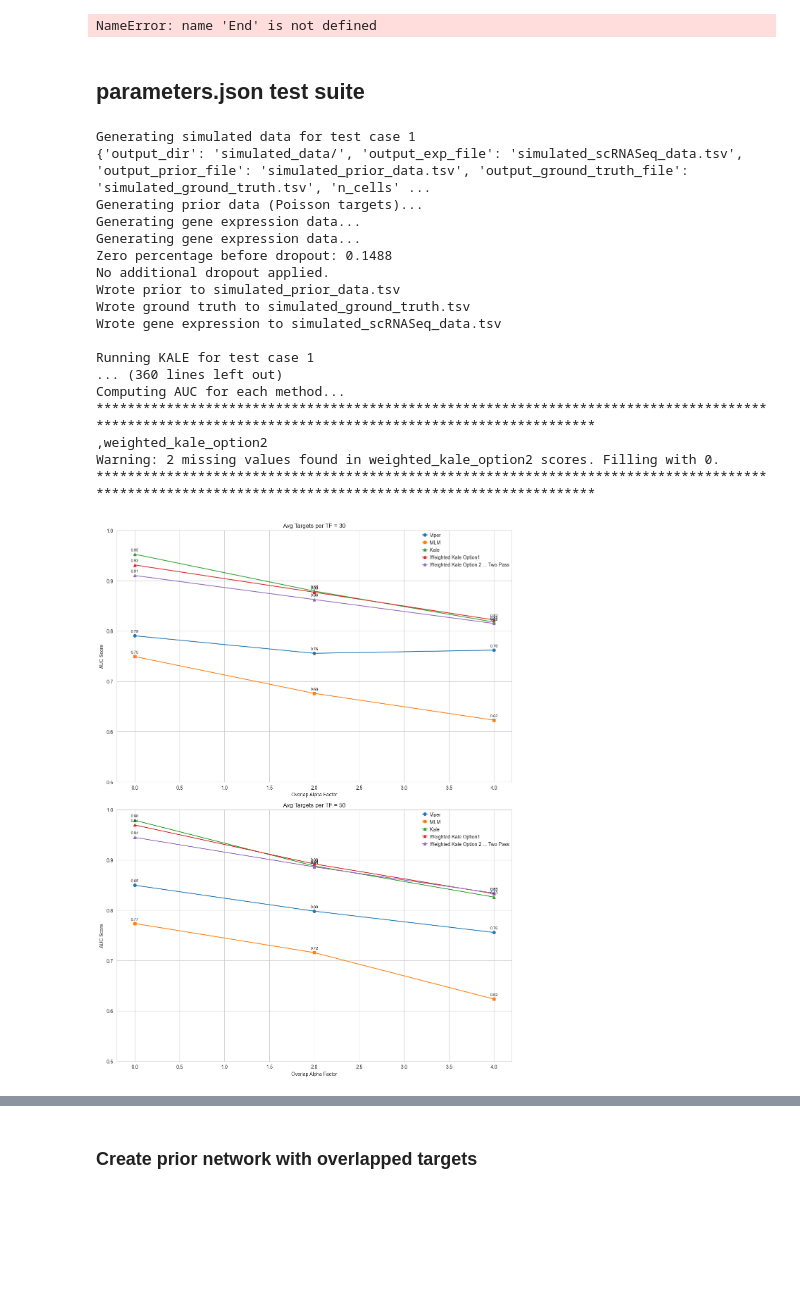
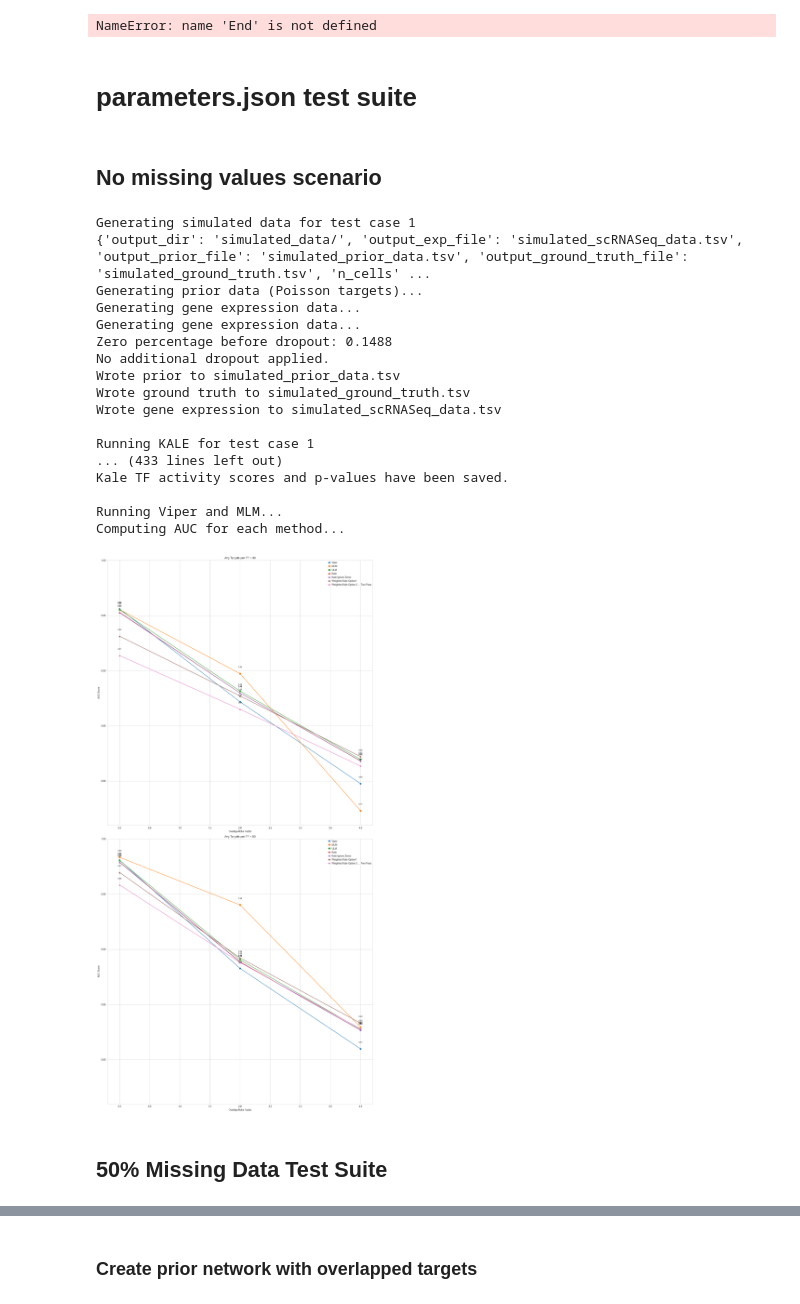
Before and after one commit to KisanThapa/scDataStatProject, a Jupyter notebook: roc_plot.ipynb, the cells around one changed output, grey strips where cells are left out. Cells and saved outputs as stored; diff of their text form; code cells hidden in the pictures; blank space fills up the shorter version.

```diff
--- a/roc_plot.ipynb
+++ b/roc_plot.ipynb
@@ -412,12 +379,13 @@ for method in methods_to_run:
 # %% [output]
 NameError: name 'End' is not defined
 # %% [markdown]
-## parameters.json test suite
+# parameters.json test suite
+# %% [markdown]
+## No missing values scenario
 # %%
 final_result = []
 test_suite = []
 prior_pairwise_overlap_stats = {}
-
 
 alpha_values = [0, 2, 4]
 average_targets = [30, 50]
@@ -447,7 +415,6 @@ for i, test_case in enumerate(test_suite):
     with open("simulated_data/parameters.json", "w") as f:
         json.dump(test_case, f, indent=4)
 
-
     # 1. Generate simulated data
     print("\nGenerating simulated data for test case", i + 1)
     !uv run src/sim_data_generator_optimized.py simulated_data/parameters.json
@@ -467,16 +434,21 @@ for i, test_case in enumerate(test_suite):
     !uv run src/kale.py --gene_exp_file simulated_data/simulated_scRNASeq_data.tsv --prior_file simulated_data/simulated_prior_data.tsv --output_file simulated_data/_kale_scores_weighted_option2.tsv --pvalue_output_file simulated_data/_kale_pvalues_weighted_option2.tsv --ignore_zeros False --cores 8 --method rank_of_ranks --weighted True
 
 
-    # # 3. Run kale with ignoring zeros
-    # print("\n\nRunning KALE with ignoring zeros for test case", i + 1)
-    # !uv run src/kale.py --gene_exp_file simulated_data/simulated_scRNASeq_data.tsv --prior_file simulated_data/simulated_prior_data.tsv --output_file simulated_data/_kale_scores_ignore_zeros.tsv --pvalue_output_file simulated_data/_kale_pvalues_ignore_zeros.tsv --ignore_zeros True --cores 8 --method rank_of_ranks
+    # 3. Run kale with ignoring zeros
+    print("\n\nRunning KALE with ignoring zeros for test case", i + 1)
+    !uv run src/kale.py --gene_exp_file simulated_data/simulated_scRNASeq_data.tsv --prior_file simulated_data/simulated_prior_data.tsv --output_file simulated_data/_kale_scores_ignore_zeros.tsv --pvalue_output_file simulated_data/_kale_pvalues_ignore_zeros.tsv --ignore_zeros True --cores 8 --method rank_of_ranks
 
 
     # 4. Gene Expression data
     gene_exp_file = "simulated_data/simulated_scRNASeq_data.tsv"
     gene_exp = pd.read_csv(gene_exp_file, sep="\t", index_col=0)
     adata = sc.AnnData(gene_exp)
-
+    # 1. Normalize (Corrects sequencing depth)
+    sc.pp.normalize_total(adata, target_sum=1e4)
+    # 2. Log transform (Stabilizes variance / makes data Gaussian-like)
+    sc.pp.log1p(adata)
+    # 3. Scale (Optional for ULM/MLM, Highly Recommended for VIPER)
+    sc.pp.scale(adata, max_value=10)
 
     # 5. Prior Knowledge Network
     net_file = "simulated_data/simulated_prior_data.tsv"
@@ -488,7 +460,6 @@ for i, test_case in enumerate(test_suite):
         usecols=[0, 1, 2],
         converters={"weight": effect_map.get}
     )[["source", "target", "weight"]]
-
 
     # 5.1 Pairwise Overlap Stats
     unique_tfs = net['source'].unique()
@@ -504,10 +475,9 @@ for i, test_case in enumerate(test_suite):
                 intersection_targets = targets_tf1.intersection(targets_tf2)
                 overlap_coefficient.append(len(intersection_targets) / min(len(targets_tf1), len(targets_tf2)))
         overlap_coefficient_list.append(overlap_coefficient)
-    average_groupwise_overlap_coefficient = [sum(group)/len(group) for group in overlap_coefficient_list]
+    average_groupwise_overlap_coefficient = [sum(group) / len(group) for group in overlap_coefficient_list]
     prior_pairwise_overlap_stats[
         f"{test_case['overlap_alpha_factor']}_{test_case['average_number_of_targets_per_tf']}"] = overlap_coefficient_list
-
 
     # 6. Ground Truths
     ground_truths_file = "simulated_data/simulated_ground_truth.tsv"
@@ -517,26 +487,23 @@ for i, test_case in enumerate(test_suite):
     ground_truths["Cell_TF"] = ground_truths["Cell"] + "_" + ground_truths["TF"]
     ground_truths = ground_truths[["Cell_TF", "Value"]]
 
-
     # 7. Run other methods
     print("\nRunning Viper and MLM...")
-    methods_to_run = ["viper", "mlm"]
+    methods_to_run = ["viper", "mlm", "ulm"]
     dc.mt.decouple(adata, net, tmin=1, methods=methods_to_run)
-
 
     # 8. Compute AUC for each method
     print("Computing AUC for each method...")
     methods_to_run.append("kale")
     methods_to_run.append("weighted_kale_option1")
     methods_to_run.append("weighted_kale_option2")
-    # methods_to_run.append("kale_ignore_zeros")
-
+    methods_to_run.append("kale_ignore_zeros")
 
     for method in methods_to_run:
         if method == "kale":
             method_scores = pd.read_csv("simulated_data/_kale_scores.tsv", sep="\t", index_col=0)
-        # elif method == "kale_ignore_zeros":
-        #     method_scores = pd.read_csv("simulated_data/_kale_scores_ignore_zeros.tsv", sep="\t", index_col=0)
+        elif method == "kale_ignore_zeros":
+            method_scores = pd.read_csv("simulated_data/_kale_scores_ignore_zeros.tsv", sep="\t", index_col=0)
         elif method == "weighted_kale_option1":
             method_scores = pd.read_csv("simulated_data/_kale_scores_weighted_option1.tsv", sep="\t", index_col=0)
         elif method == "weighted_kale_option2":
@@ -579,14 +546,13 @@ for i, test_case in enumerate(test_suite):
 
     final_result.append(test_case)
 
-
 # 8. Save final results to a CSV file
 final_result_df = pd.DataFrame(final_result)
 final_result_df.drop(
     ['output_dir', 'output_exp_file', 'output_prior_file', 'output_ground_truth_file', 'distribution_type'], axis=1,
     inplace=True)
-final_result_df.to_csv("simulated_data/simulation_test_suite_results_with_overlap_k_5_overlap_coefficient.tsv", index=False, sep="\t")
-
+final_result_df.to_csv("simulated_data/simulation_test_suite_results_with_overlap_k_5_overlap_coefficient.tsv",
+                       index=False, sep="\t")
 
 # 9. Save prior pairwise overlap stats in tsv
 overlap_stats_df = pd.DataFrame(prior_pairwise_overlap_stats)
@@ -604,11 +570,11 @@ Wrote ground truth to simulated_ground_truth.tsv
 Wrote gene expression to simulated_scRNASeq_data.tsv
 
 Running KALE for test case 1
-... (360 lines left out)
+... (433 lines left out)
+Kale TF activity scores and p-values have been saved.
+
+Running Viper and MLM...
 Computing AUC for each method...
-****************************************************************************************************************************************************** ,weighted_kale_option2
-Warning: 2 missing values found in weighted_kale_option2 scores. Filling with 0.
-******************************************************************************************************************************************************
 # %%
 # Load data
 final_result_df = pd.read_csv(
@@ -619,35 +585,46 @@ final_result_df = pd.read_csv(
 unique_targets = sorted(final_result_df['average_number_of_targets_per_tf'].unique())
 
 # Setup figure
-fig, axes = plt.subplots(len(unique_targets), 1, figsize=(12, 8 * len(unique_targets)))
+fig, axes = plt.subplots(len(unique_targets), 1, figsize=(16, 16 * len(unique_targets)))
 if len(unique_targets) == 1:
     axes = [axes]
 
 # Plot
 for i, n_targets in enumerate(unique_targets):
     ax = axes[i]
     n_targets_results = final_result_df[final_result_df['average_number_of_targets_per_tf'] == n_targets]
 
     alpha_values = sorted(n_targets_results['overlap_alpha_factor'].unique())
 
     ax.plot(alpha_values, n_targets_results['auc_viper'], marker='o', label='Viper')
     ax.plot(alpha_values, n_targets_results['auc_mlm'], marker='s', label='MLM')
+    ax.plot(alpha_values, n_targets_results['auc_ulm'], marker='s', label='ULM')
     ax.plot(alpha_values, n_targets_results['auc_kale'], marker='^', label='Kale')
+    ax.plot(alpha_values, n_targets_results['auc_kale_ignore_zeros'], marker='^', label='Kale Ignore Zeros')
     ax.plot(alpha_values, n_targets_results['auc_weighted_kale_option1'], marker='^', label='Weighted Kale Option1')
-    ax.plot(alpha_values, n_targets_results['auc_weighted_kale_option2'], marker='^', label='Weighted Kale Option 2 ... Two Pass')
+    ax.plot(alpha_values, n_targets_results['auc_weighted_kale_option2'], marker='^',
+            label='Weighted Kale Option 2 ... Two Pass')
 
-    for col, label in [('auc_viper', 'Viper AUC'), ('auc_mlm', 'MLM AUC'), ('auc_kale', 'Kale AUC'), ('auc_weighted_kale_option1', 'Weighted Kale AUC option1'), ('auc_weighted_kale_option2', 'Weighted Kale AUC option Two pass')]:
+    for col, label in [('auc_viper', 'Viper AUC'),
+                       ('auc_mlm', 'MLM AUC'),
+                       ('auc_ulm', 'ULM AUC'),
+                       ('auc_kale', 'Kale AUC'),
+                       ('auc_kale_ignore_zeros', 'Kale AUC Ignore Zeros'),
+                       ('auc_weighted_kale_option1', 'Weighted Kale AUC option1'),
+                       ('auc_weighted_kale_option2', 'Weighted Kale AUC option Two pass')]:
         for x, y in zip(alpha_values, n_targets_results[col]):
             ax.text(x, y + 0.005, f'{y:.2f}', ha='center', va='bottom', fontsize=8)
 
     ax.set_xlabel('Overlap Alpha Factor')
     ax.set_ylabel('AUC Score')
     ax.set_title(f'Avg Targets per TF = {n_targets}')
-    ax.set_ylim(0.5, 1)
+    ax.set_ylim(0.76, 1)
     ax.grid(True)
     ax.legend()
 
 plt.tight_layout()
 plt.show()
 # %% [output]
-[figure, old version]
+[figure, new version]
+# %% [markdown]
+## 50% Missing Data Test Suite
```
Also changed, not shown: parts of 27 cells of this notebook, 5 other files.
